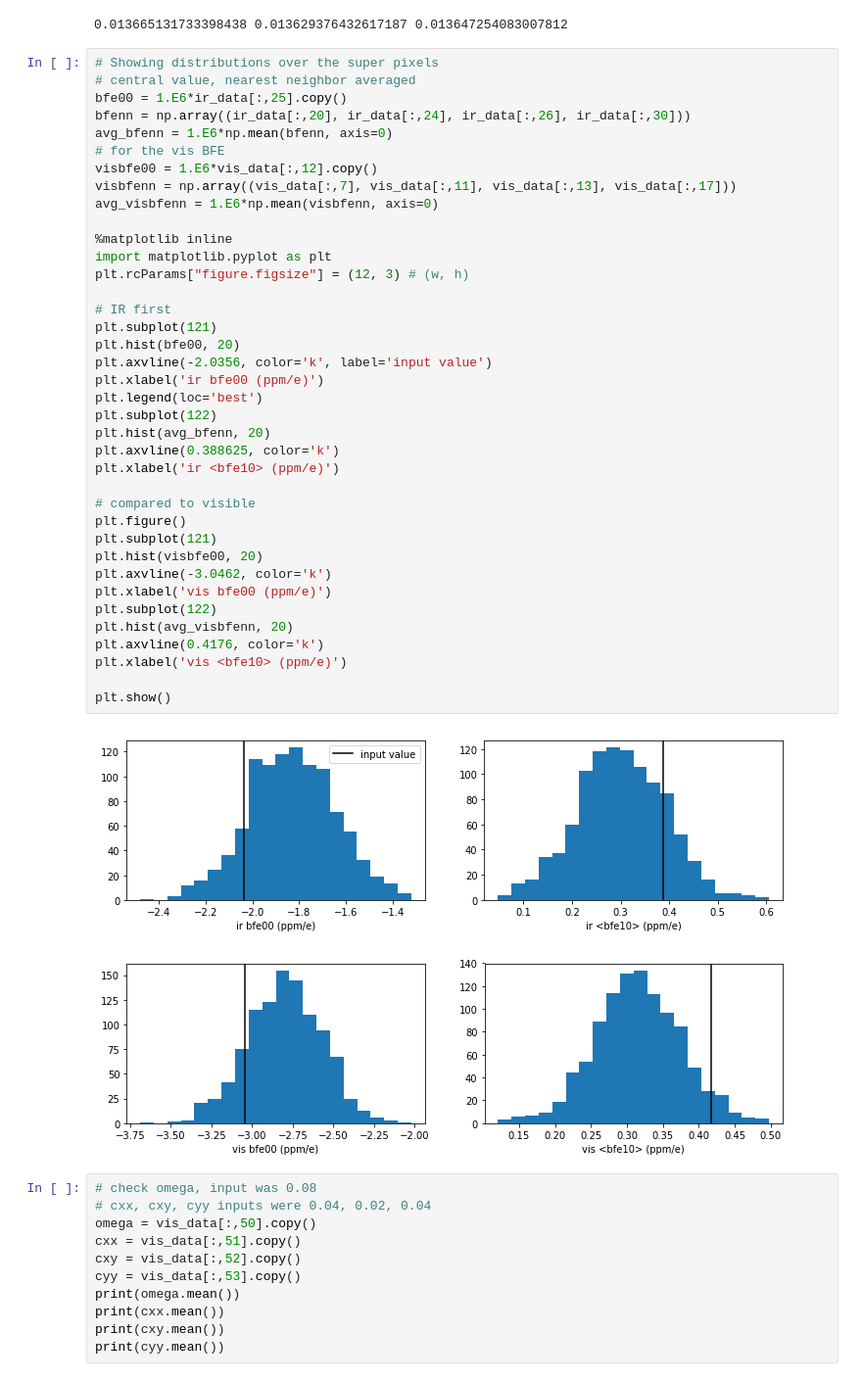
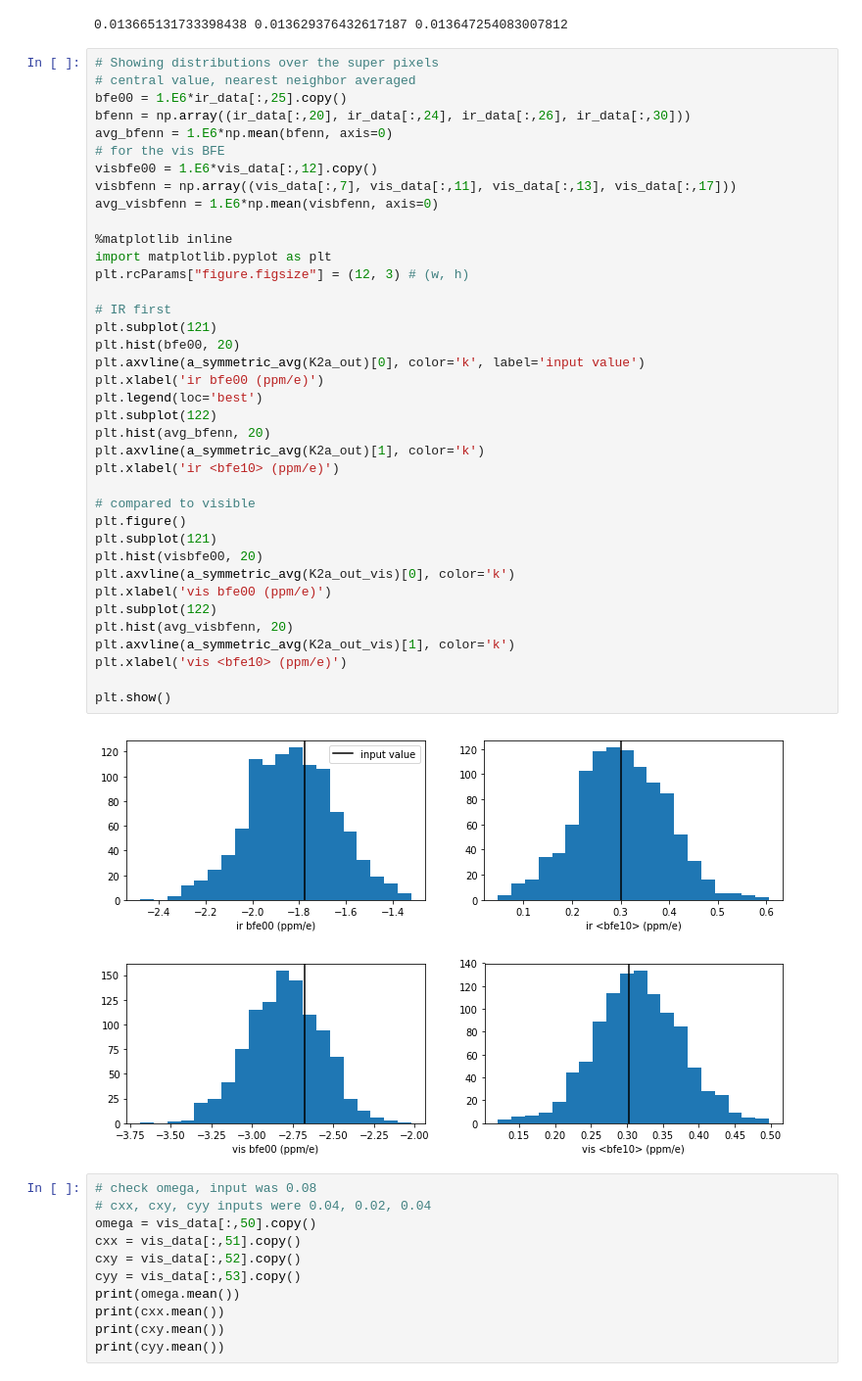
Before and after one commit to hirata10/solid-waffle, a Jupyter notebook: notebooks/simulation_tutorial.ipynb, the cells around one changed output. Shown at 98% size. Saved outputs shown, nothing was run; the diff lists cells and outputs as text.

Commit message:
updating the histograms

```diff
--- a/notebooks/simulation_tutorial.ipynb
+++ b/notebooks/simulation_tutorial.ipynb
@@ -393,39 +393,39 @@ bfenn = np.array((ir_data[:,20], ir_data[:,24], ir_data[:,26], ir_data[:,30]))
 avg_bfenn = 1.E6*np.mean(bfenn, axis=0)
 # for the vis BFE
 visbfe00 = 1.E6*vis_data[:,12].copy()
 visbfenn = np.array((vis_data[:,7], vis_data[:,11], vis_data[:,13], vis_data[:,17]))
 avg_visbfenn = 1.E6*np.mean(visbfenn, axis=0)
 
 %matplotlib inline
 import matplotlib.pyplot as plt
 plt.rcParams["figure.figsize"] = (12, 3) # (w, h)
 
 # IR first
 plt.subplot(121)
 plt.hist(bfe00, 20)
-plt.axvline(-2.0356, color='k', label='input value')
+plt.axvline(a_symmetric_avg(K2a_out)[0], color='k', label='input value')
 plt.xlabel('ir bfe00 (ppm/e)')
 plt.legend(loc='best')
 plt.subplot(122)
 plt.hist(avg_bfenn, 20)
-plt.axvline(0.388625, color='k')
+plt.axvline(a_symmetric_avg(K2a_out)[1], color='k')
 plt.xlabel('ir <bfe10> (ppm/e)')
 
 # compared to visible
 plt.figure()
 plt.subplot(121)
 plt.hist(visbfe00, 20)
-plt.axvline(-3.0462, color='k')
+plt.axvline(a_symmetric_avg(K2a_out_vis)[0], color='k')
 plt.xlabel('vis bfe00 (ppm/e)')
 plt.subplot(122)
 plt.hist(avg_visbfenn, 20)
-plt.axvline(0.4176, color='k')
+plt.axvline(a_symmetric_avg(K2a_out_vis)[1], color='k')
 plt.xlabel('vis <bfe10> (ppm/e)')
 
 plt.show()
 # %% [output]
-[figure, old version]
+[figure, new version]
-[figure, old version]
+[figure, new version]
 # %%
 # check omega, input was 0.08
 # cxx, cxy, cyy inputs were 0.04, 0.02, 0.04
```
